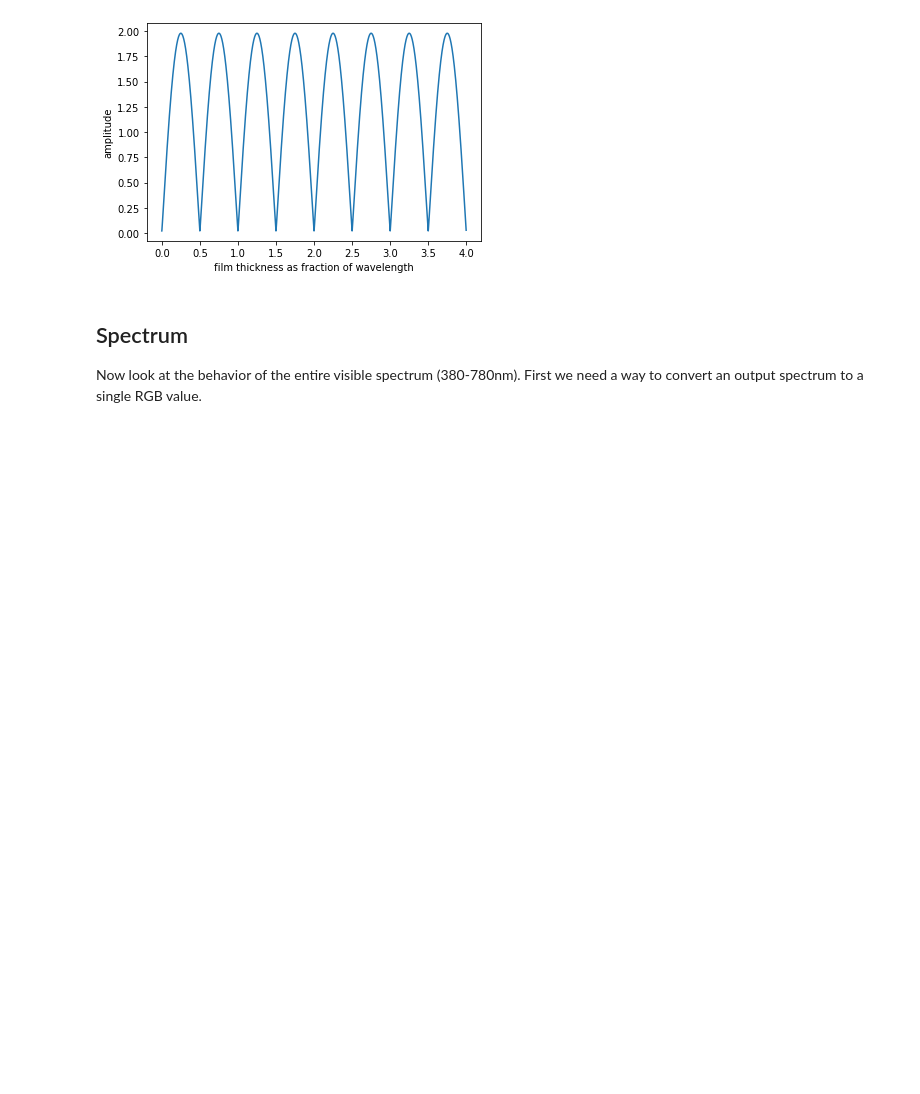
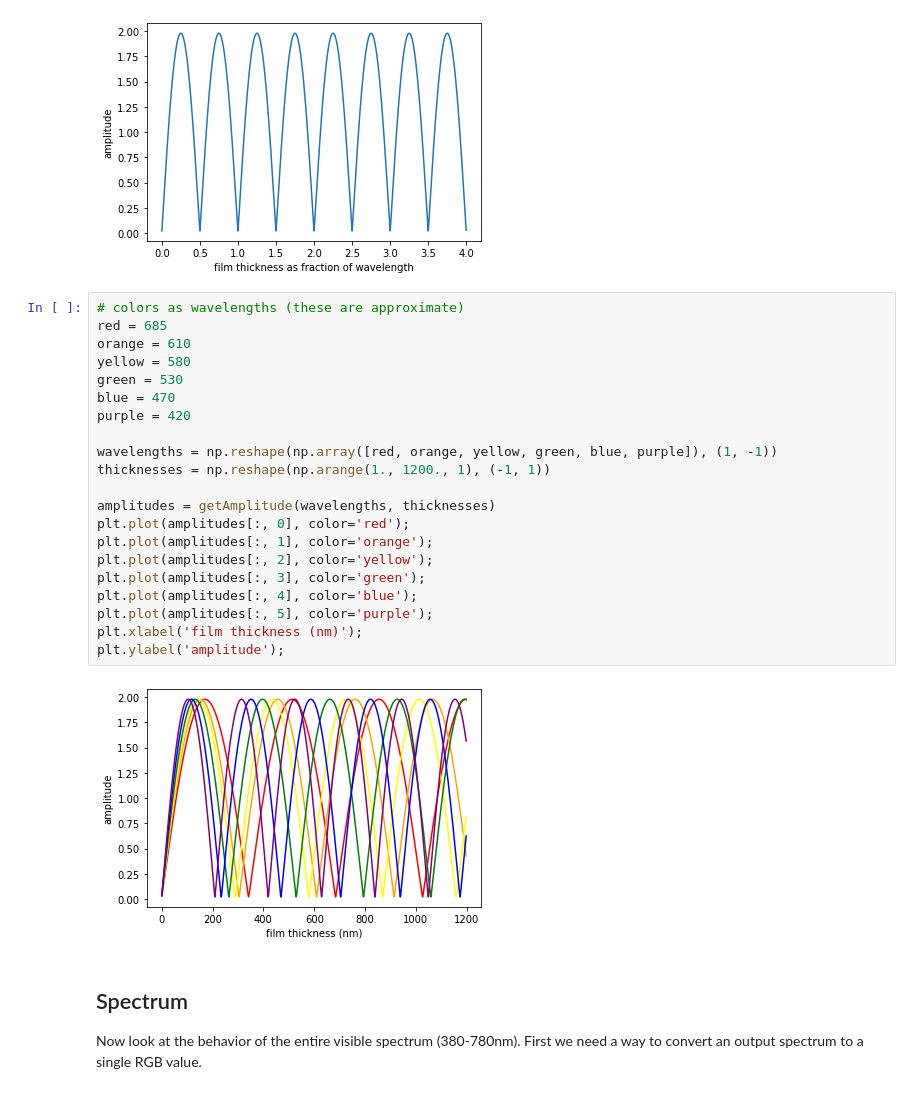
Before and after one commit to amandaghassaei/SoapFlow, a Jupyter notebook: python/Thin Film Interference.ipynb, the cells around one changed output. Drawn from its saved outputs; the diff is of its cells as text; blank space fills up the shorter version.

Commit message:
new plot

```diff
--- a/python/Thin Film Interference.ipynb
+++ b/python/Thin Film Interference.ipynb
@@ -66,6 +66,29 @@ plt.xlabel('film thickness as fraction of wavelength');
 plt.ylabel('amplitude');
 # %% [output]
 [figure]
+# %%
+# colors as wavelengths (these are approximate)
+red = 685
+orange = 610
+yellow = 580
+green = 530
+blue = 470
+purple = 420
+
+wavelengths = np.reshape(np.array([red, orange, yellow, green, blue, purple]), (1, -1))
+thicknesses = np.reshape(np.arange(1., 1200., 1), (-1, 1))
+
+amplitudes = getAmplitude(wavelengths, thicknesses)
+plt.plot(amplitudes[:, 0], color='red');
+plt.plot(amplitudes[:, 1], color='orange');
+plt.plot(amplitudes[:, 2], color='yellow');
+plt.plot(amplitudes[:, 3], color='green');
+plt.plot(amplitudes[:, 4], color='blue');
+plt.plot(amplitudes[:, 5], color='purple');
+plt.xlabel('film thickness (nm)');
+plt.ylabel('amplitude');
+# %% [output]
+[figure, added]
 # %% [markdown]
 ## Spectrum
 
```
